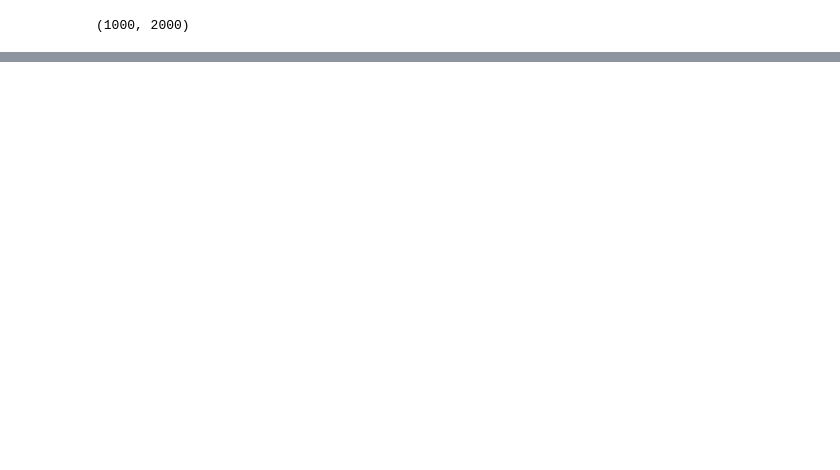
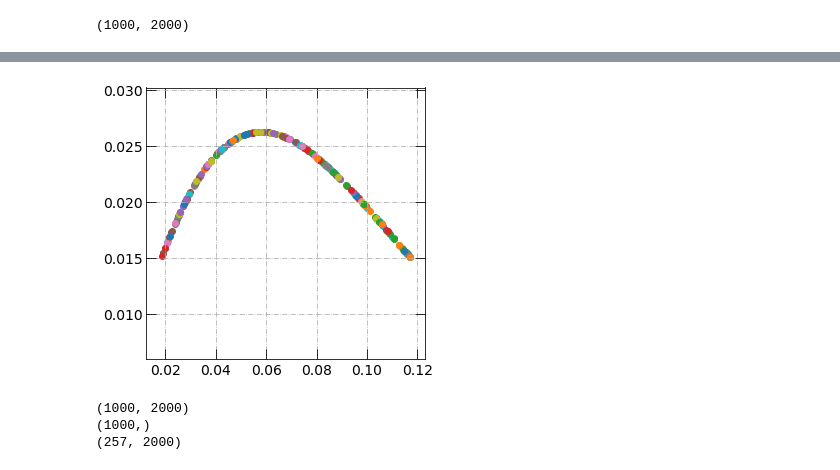
Before and after one commit to fdolek/pypuca, a Jupyter notebook: dune/jupyter/04_LED_single.ipynb, the cells around one changed output, grey strips where cells are left out. Saved outputs shown, nothing was run; the diff lists cells and outputs as text; code cells hidden in the pictures; blank space fills up the shorter version.

```diff
--- a/dune/jupyter/04_LED_single.ipynb
+++ b/dune/jupyter/04_LED_single.ipynb
@@ -76,0 +78,40 @@ del row
+# %%
+from scipy import stats
+
+for row in clean:
+    y = row[900:1070]
+    x = np.arange(len(y))
+
+    slope, intercept, r_value, p_value, std_err = stats.linregress(x,y)
+    trend=np.absolute(slope)
+
+    plt.scatter(r_value,r_value*p_value)
+
+plt.show()
+# %% [output]
+[figure, added]
+# %%
+linreg_array = np.array([])
+print(data1.shape)
+for row in clean:
+    y = row[900:1070]
+    x = np.arange(len(y))
+
+    slope, intercept, r_value, p_value, std_err = stats.linregress(x,y)
+    trend = r_value * p_value
+    #trend=np.absolute(slope)
+
+    mask=[trend > 0.015]
+
+    linreg_array = np.append(linreg_array, mask, axis=0)
+    mask_reg1 = linreg_array > 0
+print(mask_reg1.shape)
+
+#print(len(mask2))
+#evtselect= clean[mask_reg1*mask_reg2]
+evtselect= clean[mask_reg1]
+print(evtselect.shape)
+# %% [output]
+(1000, 2000)
+(1000,)
+(257, 2000)
```
Also changed, not shown: parts of 10 cells of this notebook, 35 other files.
